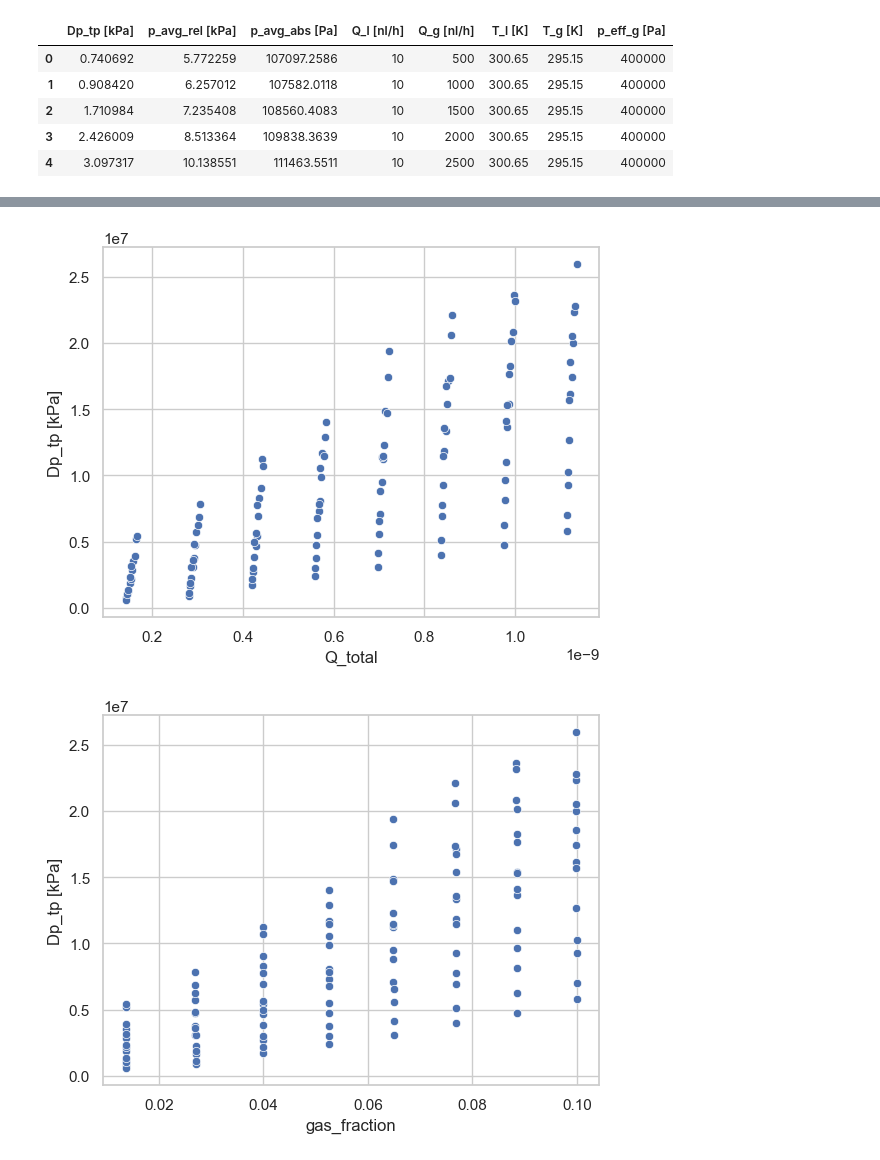
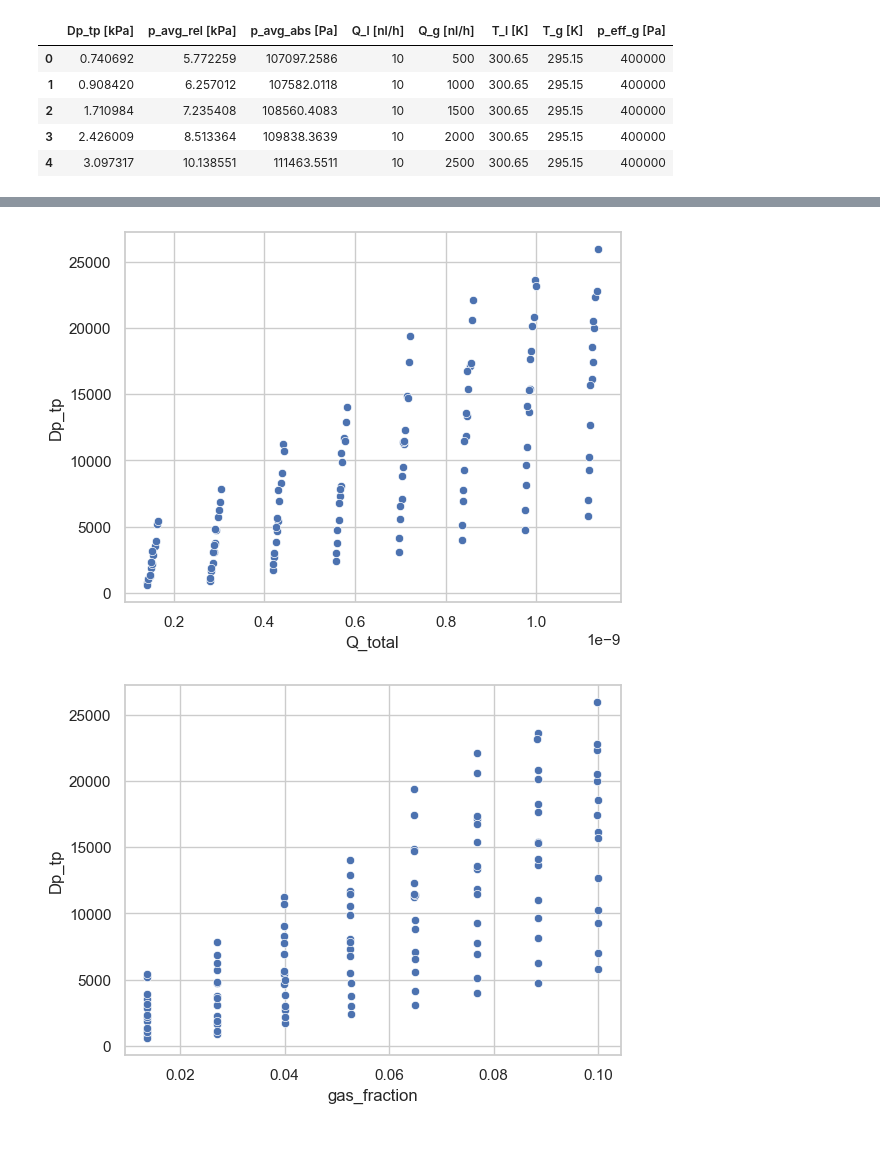
Before and after one commit to dishajain2005/ML-Based-Prediction-of-Pressure-Drop-in-Internal-Flows, a Jupyter notebook: pressure_drop_ml/notebooks/pressure_drop.ipynb, the cells around one changed output, grey strips where cells are left out. Drawn from its saved outputs; the diff is of its cells as text; code cells hidden in the pictures.

```diff
--- a/pressure_drop_ml/notebooks/pressure_drop.ipynb
+++ b/pressure_drop_ml/notebooks/pressure_drop.ipynb
@@ -18,9 +18,20 @@ df.head()
 | 3 | 2.426009 | 8.513364 | 109838.3639 | 10 | 2000 | 300.65 | 295.15 | 400000 |
 | 4 | 3.097317 | 10.138551 | 111463.5511 | 10 | 2500 | 300.65 | 295.15 | 400000 |
 # %%
+
+df = df.rename(columns={
+    "Dp_tp [kPa]": "Dp_tp",
+    "p_avg_rel [kPa]": "p_avg_rel",
+    "p_avg_abs [Pa]": "p_avg_abs",
+    "Q_l [nl/h]": "Q_l",
+    "Q_g [nl/h]": "Q_g",
+    "T_l [K]": "T_l",
+    "T_g [K]": "T_g",
+    "p_eff_g [Pa]": "p_eff_g"
+})
+df = df.drop(["p_avg_abs", "p_avg_rel"], axis=1)
 df.info()
 df.describe()
-df = df.drop(["p_avg_abs [Pa]", "p_avg_rel [kPa]"], axis=1)
 # %% [output]
 <class 'pandas.core.frame.DataFrame'>
 RangeIndex: 119 entries, 0 to 118
@@ -40,10 +58,10 @@ memory usage: 7.6 KB
 # %%
 # Convert pressure drop from kPa → Pa
-df["Dp_tp [kPa]"] = df["Dp_tp [kPa]"] * 1000
+df["Dp_tp"] = df["Dp_tp"] * 1000
 
 # Convert flow rates from nl/h → m^3/s
-df["Q_l [nl/h]"] = df["Q_l [nl/h]"] * 1e-9 / 3600
-df["Q_g [nl/h]"] = df["Q_g [nl/h]"] * 1e-9 / 3600
+df["Q_l"] = df["Q_l"] * 1e-9 / 3600
+df["Q_g"] = df["Q_g"] * 1e-9 / 3600
 # %%
 df.isnull().sum()
 # %% [output]
@@ -58,16 +74,16 @@ p_eff_g [Pa]       0
 dtype: int64
 # %%
 # total flow
-df["Q_total"] = df["Q_l [nl/h]"] + df["Q_g [nl/h]"]
+df["Q_total"] = df["Q_l"] + df["Q_g"]
 
 # gas fraction
-df["gas_fraction"] = df["Q_g [nl/h]"] / (df["Q_total"] + 1e-8)
+df["gas_fraction"] = df["Q_g"] / (df["Q_total"] + 1e-8)
 
 # flow ratio
-df["flow_ratio"] = df["Q_g [nl/h]"] / (df["Q_l [nl/h]"] + 1e-8)
+df["flow_ratio"] = df["Q_g"] / (df["Q_l"] + 1e-8)
 
 # temperature difference
-df["delta_T"] = df["T_l [K]"] - df["T_g [K]"]
+df["delta_T"] = df["T_l"] - df["T_g"]
 # %%
 plt.figure(figsize=(10,6))
 sns.heatmap(df.corr(), annot=True, cmap="coolwarm")
@@ -77,10 +93,10 @@ plt.show()
 # %%
-sns.scatterplot(x="Q_total", y="Dp_tp [kPa]", data=df)
+sns.scatterplot(x="Q_total", y="Dp_tp", data=df)
 plt.show()
 
-sns.scatterplot(x="gas_fraction", y="Dp_tp [kPa]", data=df)
+sns.scatterplot(x="gas_fraction", y="Dp_tp", data=df)
 plt.show()
 # %% [output]
-[figure, old version]
+[figure, new version]
-[figure, old version]
+[figure, new version]
 # %%
```
Also changed, not shown: parts of 22 cells of this notebook.
